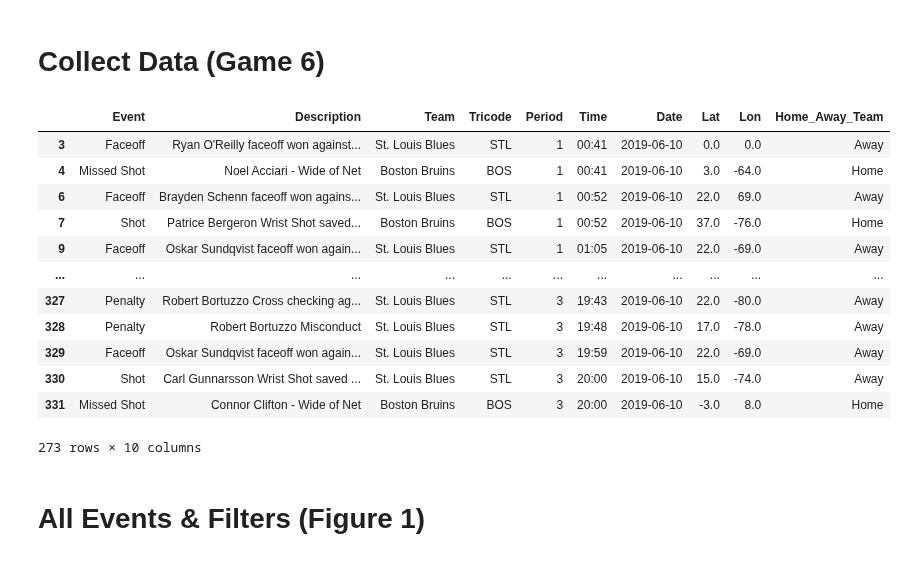
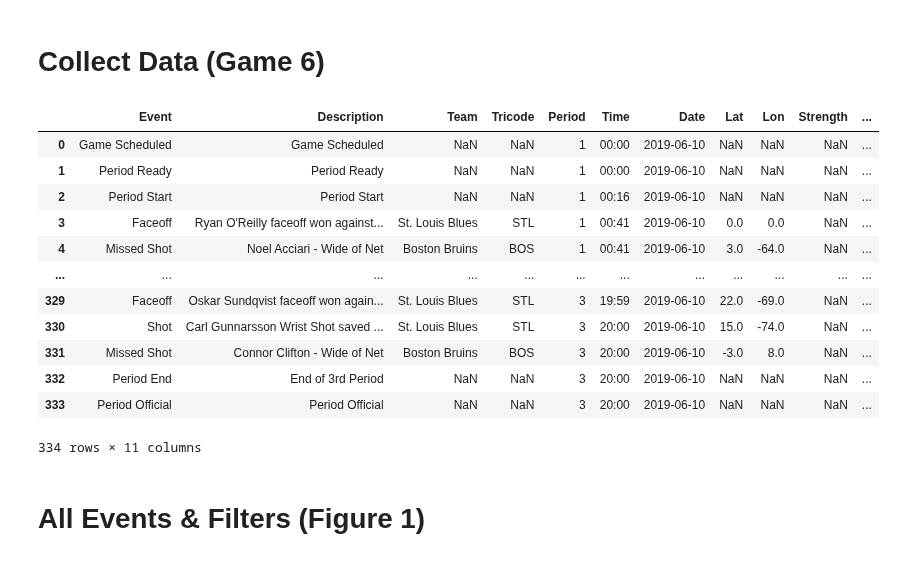
Before and after one commit to vanmeciv/icerinks, a Jupyter notebook: finals/py/Game6/Events&GoalSequences.ipynb, the cells around one changed output. Saved outputs shown, nothing was run; the diff lists cells and outputs as text; code cells hidden in the pictures.

Commit message:
Updated markers to include team strength & improved lat/lon code

```diff
--- a/finals/py/Game6/Events&GoalSequences.ipynb
+++ b/finals/py/Game6/Events&GoalSequences.ipynb
@@ -63,54 +63,75 @@ home_away_df['home.name']
 # create empty array for putting event coordinate data in
 latitude = []
 longitude = []
 
+# create empty array for putting event coordinate data in
+latitude = []
+longitude = []
+
 # iterative loop for pushing data into arrays
 for i in coords:
 
     if coords_df['x'] is not None:
 
         lat = coords_df['y']
         lon = coords_df['x']
         for i in [lat]:
             latitude.append(i)
         for i in [lon]:
             longitude.append(i)
 
+# Creates datafrome with events that includes coordinates
+df = pd.DataFrame(list
+                  (zip(results_df['result.event'],
+                       results_df['result.description'],
+                       results_df['team.name'],
+                       results_df['team.triCode'],
+                       period_df['period'],
+                       time_df['periodTime'],
+                       time_df['dateTime'].str[:10],
+                       lat,
+                       lon,
+                       results_df['result.strength.name'])),
+                  columns = ['Event',
+                             'Description',
+                             'Team',
+                             'Tricode',
+                             'Period',
+                             'Time',
+                             'Date',
+                             'Lat',
+                             'Lon',
+                             'Strength'])
 
-# Creates datafrome with events that includes coordinates
-df = pd.DataFrame(list(zip(results_df['result.event'],results_df['result.description'],results_df['team.name'],results_df['team.triCode'],period_df['period'],time_df['periodTime'],time_df['dateTime'].str[:10],lat,lon)), columns = ['Event','Description','Team','Tricode','Period','Time','Date','Lat','Lon'])
 # Removes rows with "NaN" stoppages and period ends (https://stackoverflow.com/questions/39339935/pandas-dropping-rows-with-missing-data-not-working-using-isnull-notnull)
-df.replace(["NaN", 'NaT'], np.nan, inplace = True)
-df = df.dropna()
-
-# must correct latitude to 95 or -95!
-#     https://datatofish.com/compare-values-dataframes/
+# df.replace(["NaN", 'NaT'], np.nan, inplace = True)
+# df = df.dropna()
 
 # Create a column comparing tricode of Dataframe to tricode of API and tell me which team is home/away
 df['Home_Away_Team'] = np.where(df['Tricode'].values == home_away_df['home.triCode'].values, 'Away', 'Home')
 
 # Create new column that returns opposite longitude for everything during 2nd Period (*-1)
 # df['Lon_2ndPer'] = np.where(df['Period'] == 2, df['Lon']*-1, df['Lon'])
 # Transpose the New column over the old "Lon"
 df['Lon'] = np.where(df['Period'] == 2, df['Lon']*-1, df['Lon'])
 
-pd.set_option("display.max_rows", 30)
+pd.set_option("display.max_rows",30)
 
 df
 # %% [output]
-|  | Event | Description | Team | Tricode | Period | Time | Date | Lat | Lon | Home_Away_Team |
-| 3 | Faceoff | Ryan O'Reilly faceoff won against... | St. Louis Blues | STL | 1 | 00:41 | 2019-06-10 | 0.0 | 0.0 | Away |
-| 4 | Missed Shot | Noel Acciari - Wide of Net | Boston Bruins | BOS | 1 | 00:41 | 2019-06-10 | 3.0 | -64.0 | Home |
-| 6 | Faceoff | Brayden Schenn faceoff won agains... | St. Louis Blues | STL | 1 | 00:52 | 2019-06-10 | 22.0 | 69.0 | Away |
-| 7 | Shot | Patrice Bergeron Wrist Shot saved... | Boston Bruins | BOS | 1 | 00:52 | 2019-06-10 | 37.0 | -76.0 | Home |
-| 9 | Faceoff | Oskar Sundqvist faceoff won again... | St. Louis Blues | STL | 1 | 01:05 | 2019-06-10 | 22.0 | -69.0 | Away |
-| ... | ... | ... | ... | ... | ... | ... | ... | ... | ... | ... |
-| 327 | Penalty | Robert Bortuzzo Cross checking ag... | St. Louis Blues | STL | 3 | 19:43 | 2019-06-10 | 22.0 | -80.0 | Away |
-| 328 | Penalty | Robert Bortuzzo Misconduct | St. Louis Blues | STL | 3 | 19:48 | 2019-06-10 | 17.0 | -78.0 | Away |
-| 329 | Faceoff | Oskar Sundqvist faceoff won again... | St. Louis Blues | STL | 3 | 19:59 | 2019-06-10 | 22.0 | -69.0 | Away |
-| 330 | Shot | Carl Gunnarsson Wrist Shot saved ... | St. Louis Blues | STL | 3 | 20:00 | 2019-06-10 | 15.0 | -74.0 | Away |
-| 331 | Missed Shot | Connor Clifton - Wide of Net | Boston Bruins | BOS | 3 | 20:00 | 2019-06-10 | -3.0 | 8.0 | Home |
+|  | Event | Description | Team | Tricode | Period | Time | Date | Lat | Lon | Strength | ... |
+| 0 | Game Scheduled | Game Scheduled | NaN | NaN | 1 | 00:00 | 2019-06-10 | NaN | NaN | NaN | ... |
+| 1 | Period Ready | Period Ready | NaN | NaN | 1 | 00:00 | 2019-06-10 | NaN | NaN | NaN | ... |
+| 2 | Period Start | Period Start | NaN | NaN | 1 | 00:16 | 2019-06-10 | NaN | NaN | NaN | ... |
+| 3 | Faceoff | Ryan O'Reilly faceoff won against... | St. Louis Blues | STL | 1 | 00:41 | 2019-06-10 | 0.0 | 0.0 | NaN | ... |
+| 4 | Missed Shot | Noel Acciari - Wide of Net | Boston Bruins | BOS | 1 | 00:41 | 2019-06-10 | 3.0 | -64.0 | NaN | ... |
+| ... | ... | ... | ... | ... | ... | ... | ... | ... | ... | ... | ... |
+| 329 | Faceoff | Oskar Sundqvist faceoff won again... | St. Louis Blues | STL | 3 | 19:59 | 2019-06-10 | 22.0 | -69.0 | NaN | ... |
+| 330 | Shot | Carl Gunnarsson Wrist Shot saved ... | St. Louis Blues | STL | 3 | 20:00 | 2019-06-10 | 15.0 | -74.0 | NaN | ... |
+| 331 | Missed Shot | Connor Clifton - Wide of Net | Boston Bruins | BOS | 3 | 20:00 | 2019-06-10 | -3.0 | 8.0 | NaN | ... |
+| 332 | Period End | End of 3rd Period | NaN | NaN | 3 | 20:00 | 2019-06-10 | NaN | NaN | NaN | ... |
+| 333 | Period Official | Period Official | NaN | NaN | 3 | 20:00 | 2019-06-10 | NaN | NaN | NaN | ... |
-273 rows × 10 columns
+334 rows × 11 columns
 # %% [markdown]
 # All Events & Filters (Figure 1)
 # %%
```
Also changed, not shown: parts of 2 cells of this notebook, 6 other files.
